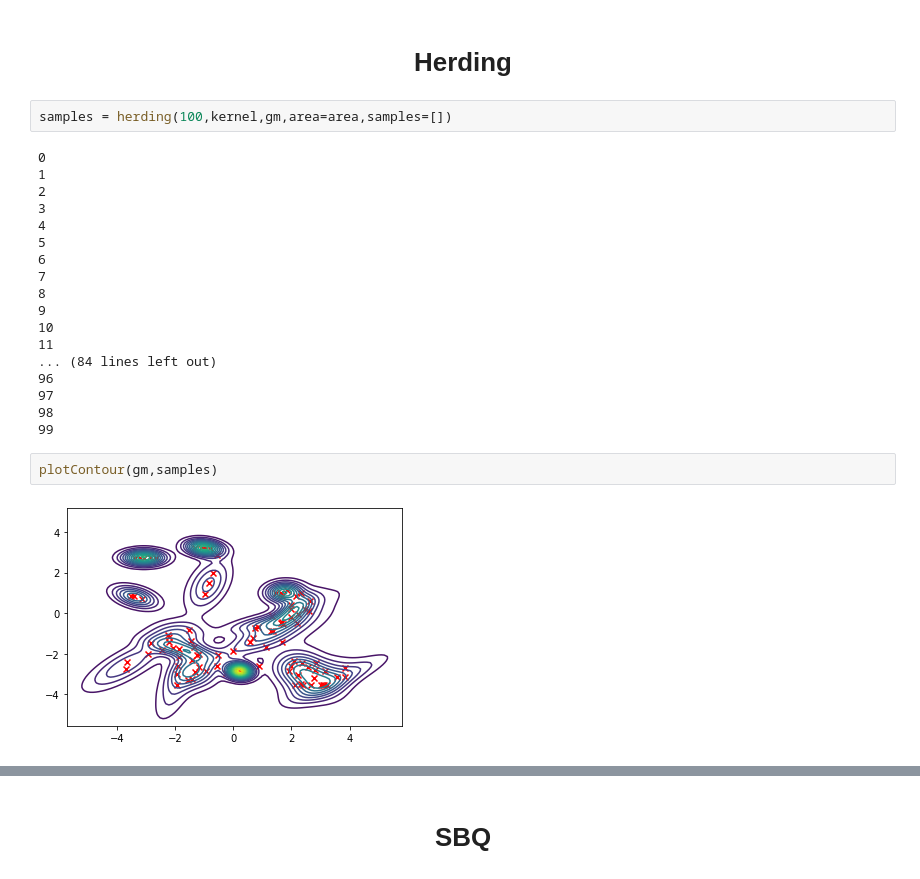
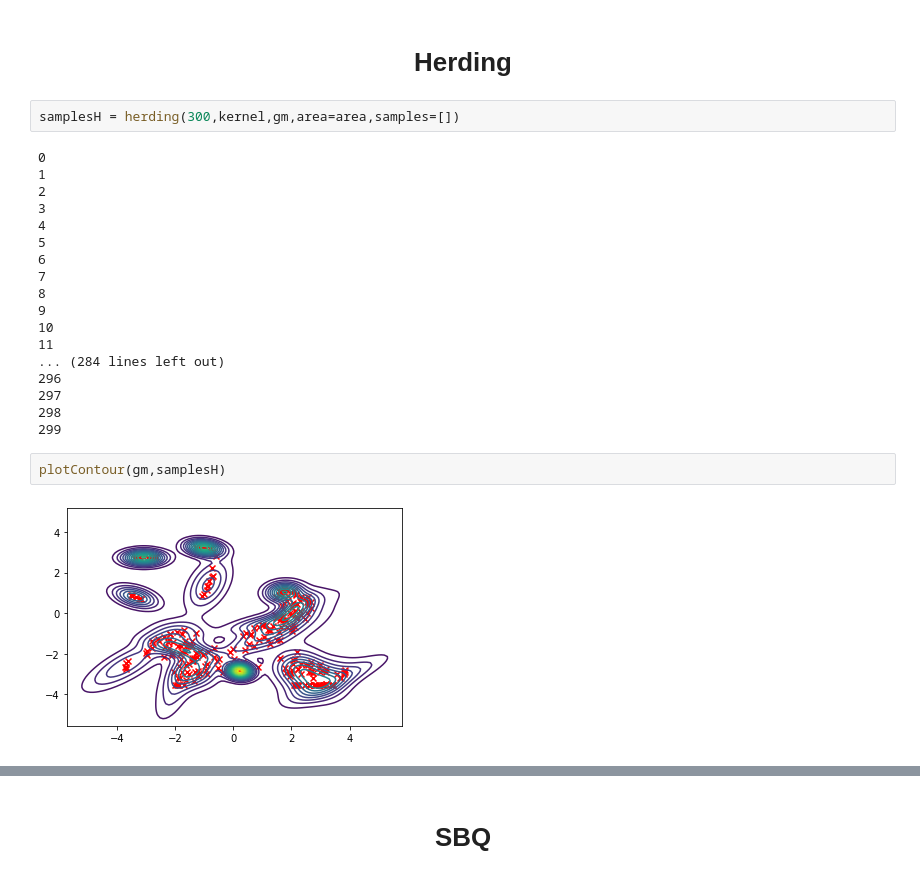
Before and after one commit to ChristopheVuong/MVA-BML-Project-Optimally-Weighted-Herding-is-Bayesian-Quadrature, a Jupyter notebook: Herding vs SBQ.ipynb, the cells around one changed output, grey strips where cells are left out. Cells and saved outputs as stored; diff of their text form.

```diff
--- a/Herding vs SBQ.ipynb
+++ b/Herding vs SBQ.ipynb
@@ -64,7 +77,7 @@ area = np.array([np.min(gm.means, axis=0), np.max(gm.means, axis=0)])
 # %% [markdown]
 # <center>Herding</center>
 # %%
-samples = herding(100,kernel,gm,area=area,samples=[])
+samplesH = herding(300,kernel,gm,area=area,samples=[])
 # %% [output]
 0
 1
@@ -78,12 +91,12 @@ samples = herding(100,kernel,gm,area=area,samples=[])
 9
 10
 11
-... (84 lines left out)
-96
-97
-98
-99
+... (284 lines left out)
+296
+297
+298
+299
 # %%
-plotContour(gm,samples)
+plotContour(gm,samplesH)
 # %% [output]
-[figure, old version]
+[figure, new version]
```
Also changed, not shown: parts of 18 cells of this notebook, 1 other file.
